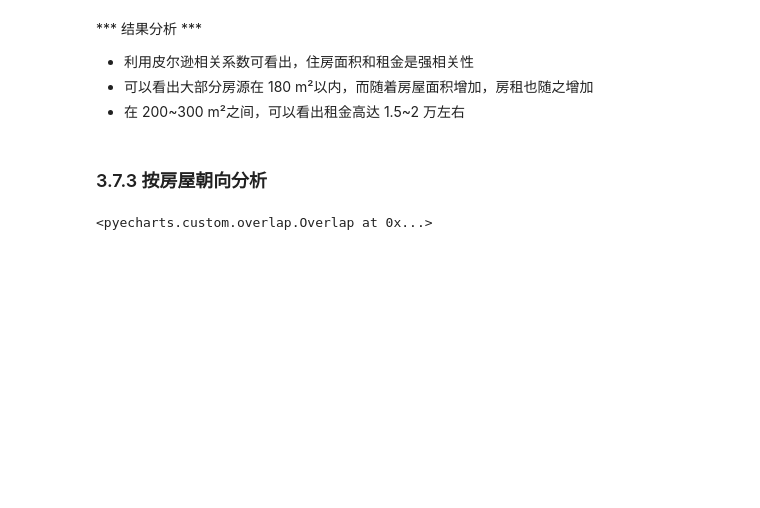
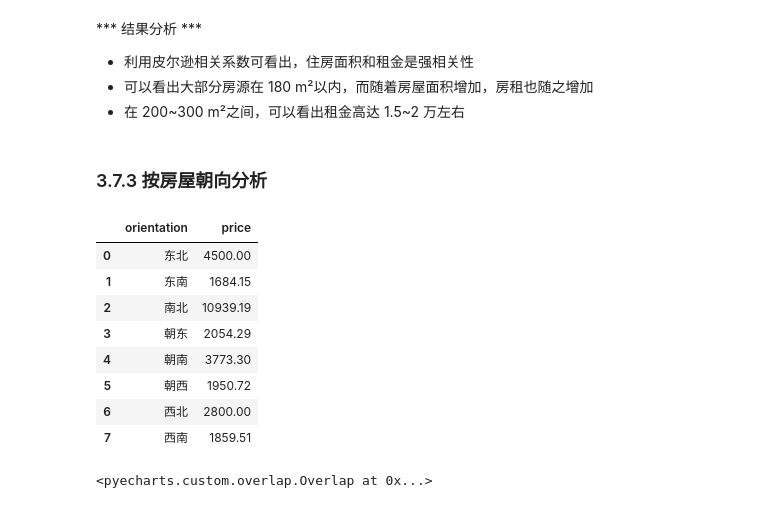
Before and after one commit to TheBestJeffrey/Shanghai_rent_house, a Jupyter notebook: 上海租房信息分析.ipynb, the cells around one changed output. Drawn from its saved outputs; the diff is of its cells as text; code cells hidden in the pictures; blank space fills up the shorter version.

```diff
--- a/上海租房信息分析.ipynb
+++ b/上海租房信息分析.ipynb
@@ -695,6 +695,18 @@ data['area'].corr(data['price'])
 # %%
 orientation_price=data.groupby('orientation')['price'].mean().map(lambda x:'%.2f'%x).apply(pd.to_numeric)
 orientation_prices=orientation_price.reset_index().sort_values('orientation')
+# %%
+orientation_prices
+# %% [output]
+|  | orientation | price |
+| 0 | 东北 | 4500.00 |
+| 1 | 东南 | 1684.15 |
+| 2 | 南北 | 10939.19 |
+| 3 | 朝东 | 2054.29 |
+| 4 | 朝南 | 3773.30 |
+| 5 | 朝西 | 1950.72 |
+| 6 | 西北 | 2800.00 |
+| 7 | 西南 | 1859.51 |
 # %%
 orientation_count=data.orientation.value_counts()
 orientation_counts=orientation_count.reset_index().sort_values('index')
```
Also changed, not shown: parts of 7 cells of this notebook.
